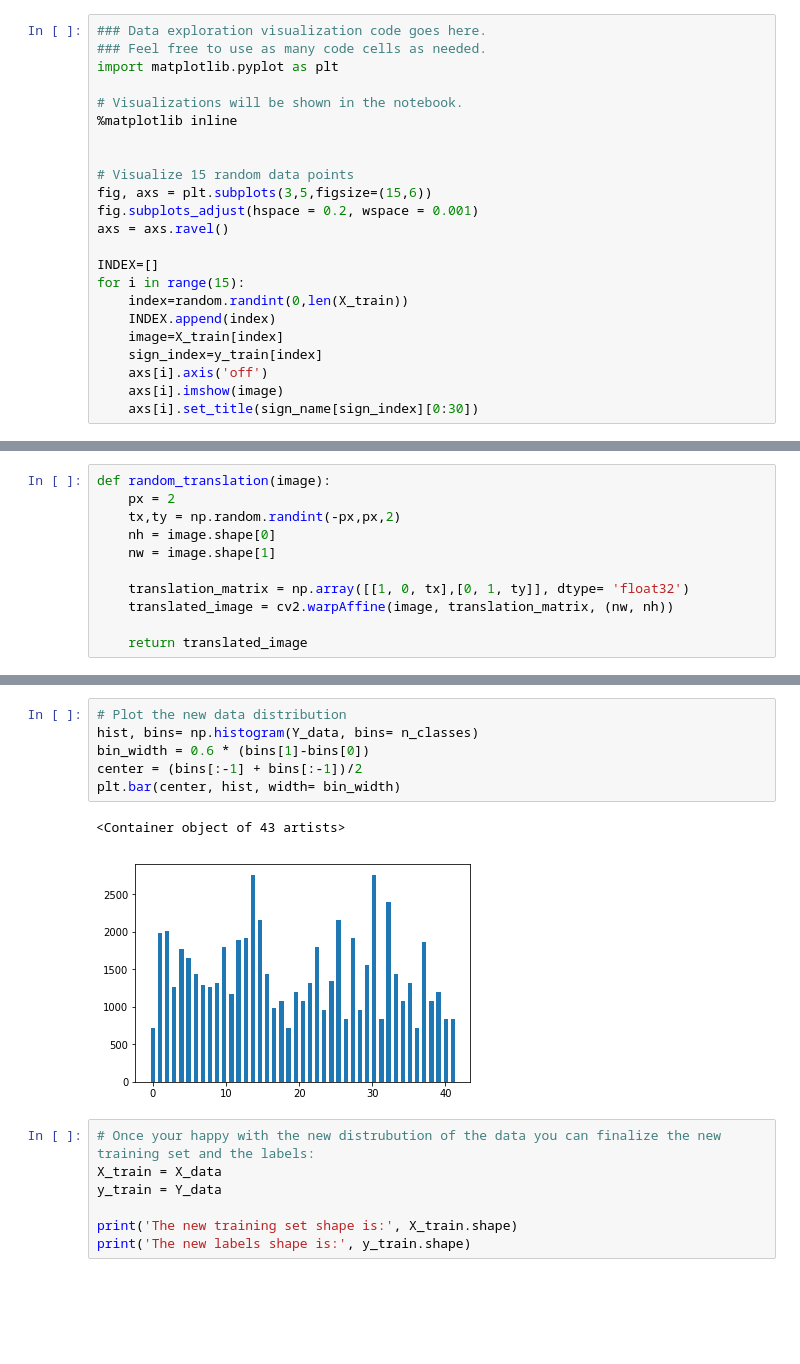
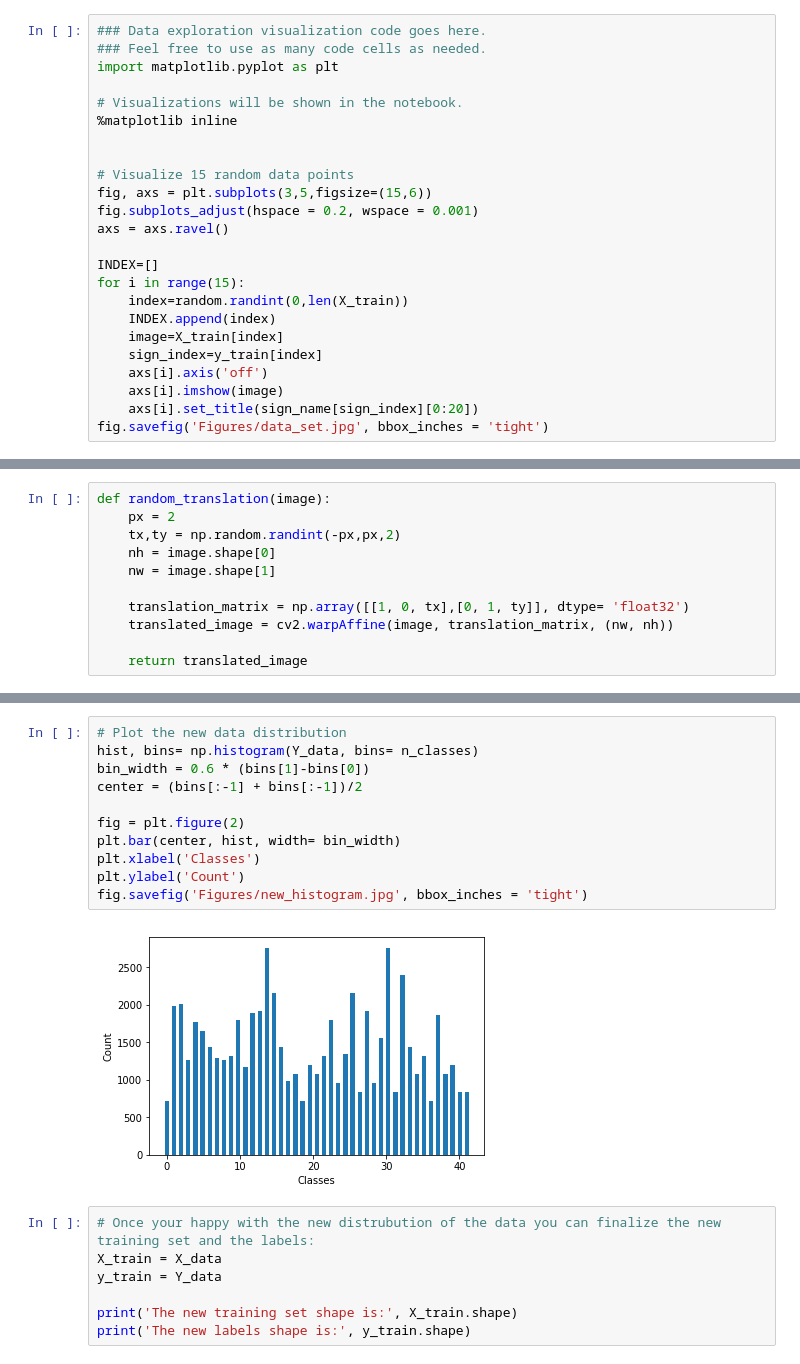
Before and after one commit to Aral-Sarrafi/Traffic_Sign_Classification_CNN, a Jupyter notebook: Traffic_Sign_Classifier.ipynb, the cells around one changed output, grey strips where cells are left out. Saved outputs shown, nothing was run; the diff lists cells and outputs as text; blank space fills up the shorter version.

```diff
--- a/Traffic_Sign_Classifier.ipynb
+++ b/Traffic_Sign_Classifier.ipynb
@@ -131,5 +131,6 @@ for i in range(15):
     sign_index=y_train[index]
     axs[i].axis('off')
     axs[i].imshow(image)
-    axs[i].set_title(sign_name[sign_index][0:30])
+    axs[i].set_title(sign_name[sign_index][0:20])
+fig.savefig('Figures/data_set.jpg', bbox_inches = 'tight')
 # %% [output]
@@ -392,12 +397,16 @@ for i in range(15):
 # %%
 # Plot the new data distribution
 hist, bins= np.histogram(Y_data, bins= n_classes)
 bin_width = 0.6 * (bins[1]-bins[0])
 center = (bins[:-1] + bins[:-1])/2
+
+fig = plt.figure(2)
 plt.bar(center, hist, width= bin_width)
+plt.xlabel('Classes')
+plt.ylabel('Count')
+fig.savefig('Figures/new_histogram.jpg', bbox_inches = 'tight')
 # %% [output]
-<Container object of 43 artists>
-[figure, old version]
+[figure, new version]
 # %%
 # Once your happy with the new distrubution of the data you can finalize the new training set and the labels:
 X_train = X_data
```
Also changed, not shown: parts of 18 cells of this notebook, 27 other files.
